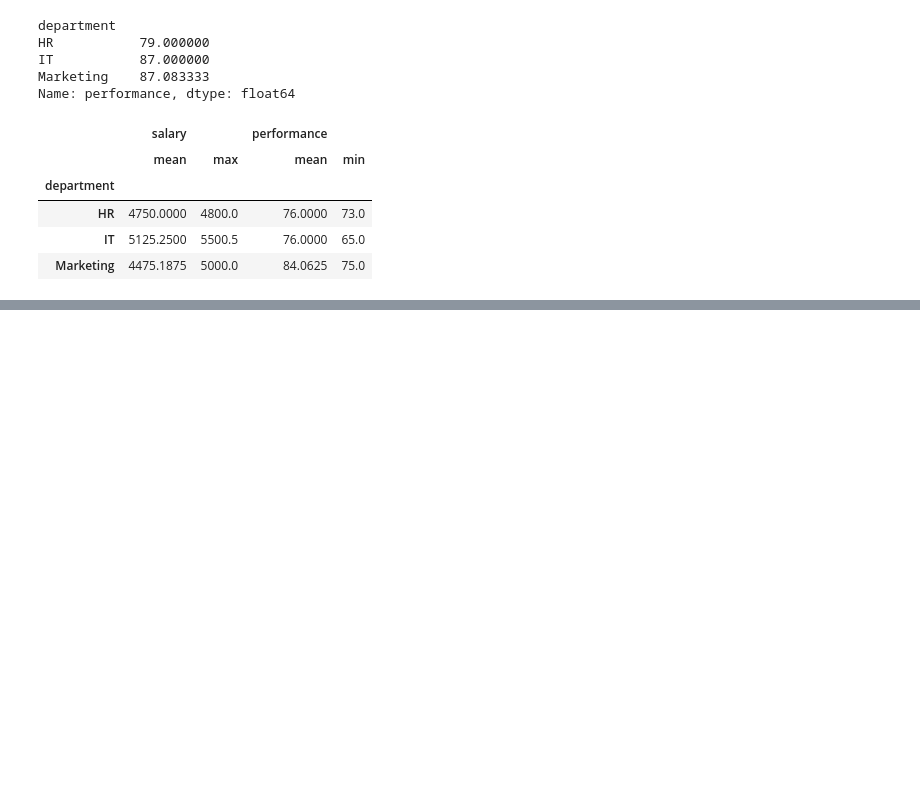
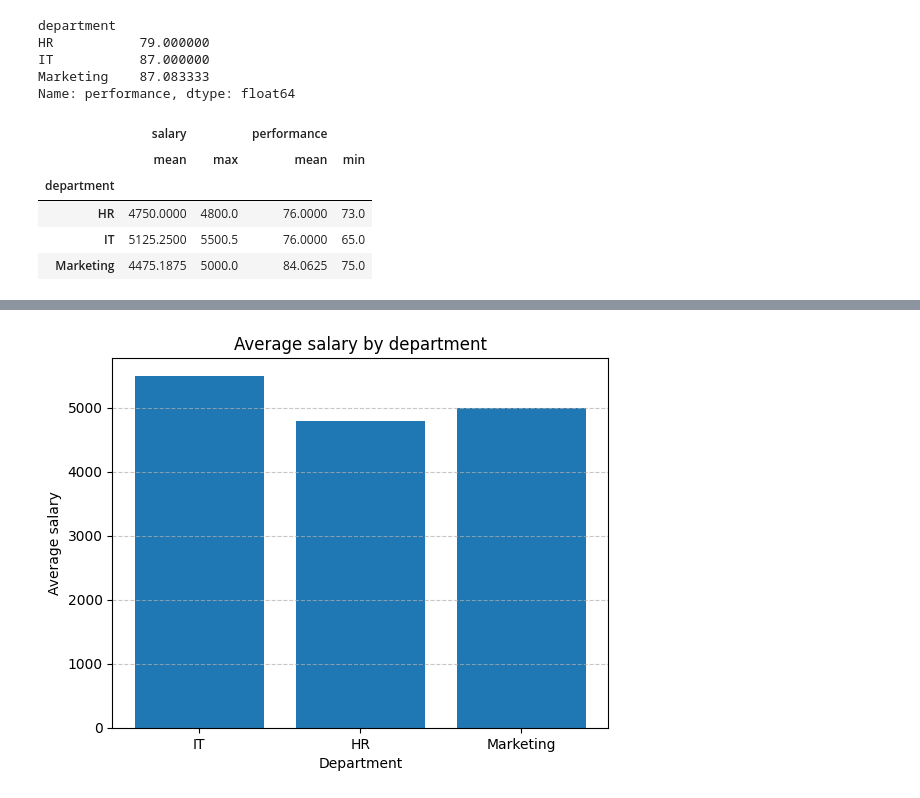
Before and after one commit to OIC-Hub/data-science-class-2, a Jupyter notebook: employee_dataset.ipynb, the cells around one changed output, grey strips where cells are left out. Drawn from its saved outputs; the diff is of its cells as text; code cells hidden in the pictures; blank space fills up the shorter version.

```diff
--- a/employee_dataset.ipynb
+++ b/employee_dataset.ipynb
@@ -997,0 +1048,11 @@ merge_df.groupby("department").agg({
+# %%
+#visualize average salary by department
+
+plt.bar(merge_df["department"], merge_df["salary"])
+plt.title("Average salary by department")
+plt.xlabel("Department")
+plt.ylabel("Average salary")
+plt.grid(axis="y", linestyle="--", alpha=0.7)
+plt.show()
+# %% [output]
+[figure, added]
```
Also changed, not shown: parts of 7 cells of this notebook, 1 other file.
